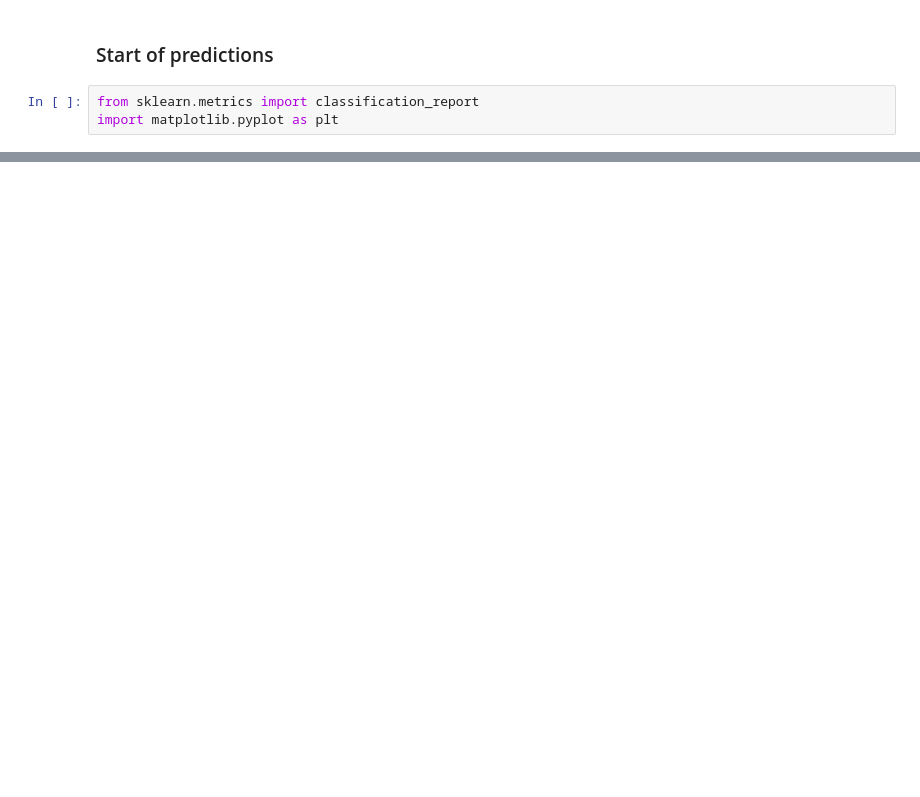
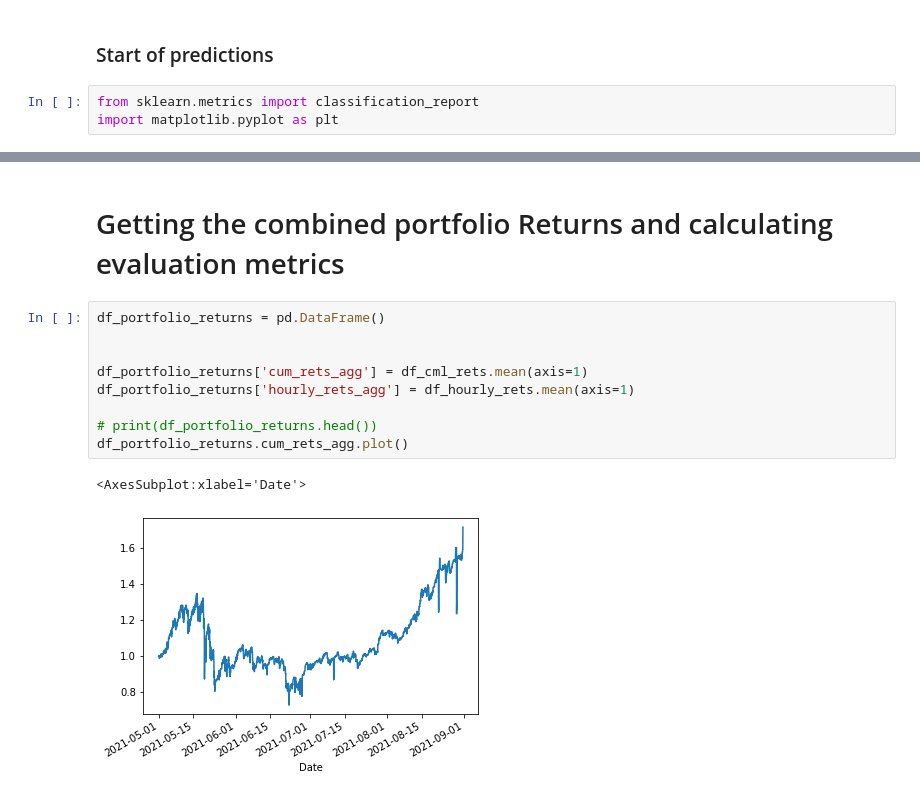
Before and after one commit to HemangLunagaria/project_2_ml_trading, a Jupyter notebook: Data_ML_models_training/Backtest_Mach_learn.ipynb, the cells around one changed output, grey strips where cells are left out. Saved outputs shown, nothing was run; the diff lists cells and outputs as text; blank space fills up the shorter version.

```diff
--- a/Data_ML_models_training/Backtest_Mach_learn.ipynb
+++ b/Data_ML_models_training/Backtest_Mach_learn.ipynb
@@ -181,0 +240,14 @@ for curr_tested in curr_list:
+# %% [markdown]
+# Getting the combined portfolio Returns and calculating evaluation metrics
+# %%
+df_portfolio_returns = pd.DataFrame()
+
+
+df_portfolio_returns['cum_rets_agg'] = df_cml_rets.mean(axis=1)
+df_portfolio_returns['hourly_rets_agg'] = df_hourly_rets.mean(axis=1)
+
+# print(df_portfolio_returns.head())
+df_portfolio_returns.cum_rets_agg.plot()
+# %% [output]
+<AxesSubplot:xlabel='Date'>
+[figure, added]
```
Also changed, not shown: parts of 19 cells of this notebook, 47 other files.
